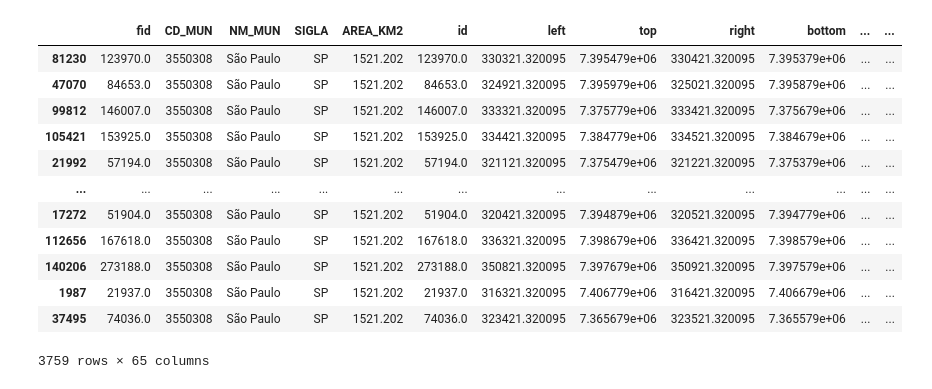
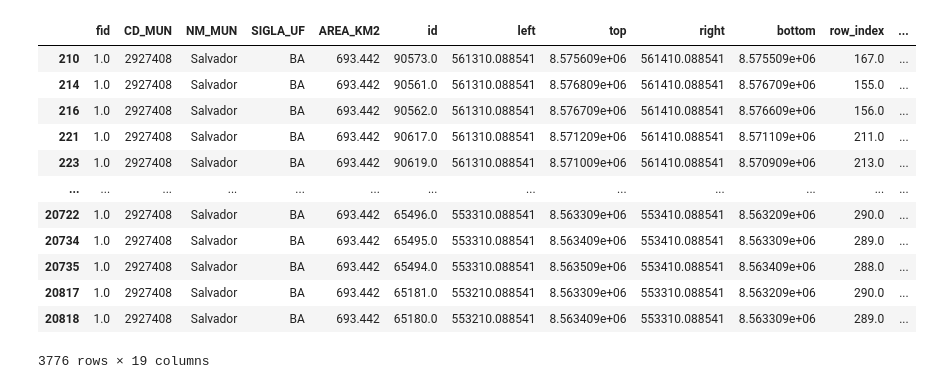
Before and after one commit to dev-jotape/cnn-slum-prediction, a Jupyter notebook: pre_processing/1-create_stratified_sample.ipynb, the cells around one changed output. Drawn from its saved outputs; the diff is of its cells as text; code cells hidden in the pictures.

```diff
--- a/pre_processing/1-create_stratified_sample.ipynb
+++ b/pre_processing/1-create_stratified_sample.ipynb
@@ -44,18 +34,23 @@ deprived_sample_data = grid[(grid['deprived_a'] / 100) > 60]
+# %%
+deprived_sample_data
+# %% [output]
+|  | fid | CD_MUN | NM_MUN | SIGLA_UF | AREA_KM2 | id | left | top | right | bottom | row_index | ... |
+| 210 | 1.0 | 2927408 | Salvador | BA | 693.442 | 90573.0 | 561310.088541 | 8.575609e+06 | 561410.088541 | 8.575509e+06 | 167.0 | ... |
+| 214 | 1.0 | 2927408 | Salvador | BA | 693.442 | 90561.0 | 561310.088541 | 8.576809e+06 | 561410.088541 | 8.576709e+06 | 155.0 | ... |
+| 216 | 1.0 | 2927408 | Salvador | BA | 693.442 | 90562.0 | 561310.088541 | 8.576709e+06 | 561410.088541 | 8.576609e+06 | 156.0 | ... |
+| 221 | 1.0 | 2927408 | Salvador | BA | 693.442 | 90617.0 | 561310.088541 | 8.571209e+06 | 561410.088541 | 8.571109e+06 | 211.0 | ... |
+| 223 | 1.0 | 2927408 | Salvador | BA | 693.442 | 90619.0 | 561310.088541 | 8.571009e+06 | 561410.088541 | 8.570909e+06 | 213.0 | ... |
+| ... | ... | ... | ... | ... | ... | ... | ... | ... | ... | ... | ... | ... |
+| 20722 | 1.0 | 2927408 | Salvador | BA | 693.442 | 65496.0 | 553310.088541 | 8.563309e+06 | 553410.088541 | 8.563209e+06 | 290.0 | ... |
+| 20734 | 1.0 | 2927408 | Salvador | BA | 693.442 | 65495.0 | 553310.088541 | 8.563409e+06 | 553410.088541 | 8.563309e+06 | 289.0 | ... |
+| 20735 | 1.0 | 2927408 | Salvador | BA | 693.442 | 65494.0 | 553310.088541 | 8.563509e+06 | 553410.088541 | 8.563409e+06 | 288.0 | ... |
+| 20817 | 1.0 | 2927408 | Salvador | BA | 693.442 | 65181.0 | 553210.088541 | 8.563309e+06 | 553310.088541 | 8.563209e+06 | 290.0 | ... |
+| 20818 | 1.0 | 2927408 | Salvador | BA | 693.442 | 65180.0 | 553210.088541 | 8.563409e+06 | 553310.088541 | 8.563309e+06 | 289.0 | ... |
+3776 rows × 19 columns
 # %%
-non_deprived_sampled_data, _ = train_test_split(non_deprived, train_size=len(deprived_sample_data), random_state=42)
-non_deprived_sampled_data
+# non_deprived_sampled_data, _ = train_test_split(non_deprived, train_size=len(deprived_sample_data), random_state=42)
+# non_deprived_sampled_data
+
+non_deprived_sampled_data, _ = train_test_split(non_deprived, train_size=1500, random_state=42)
+deprived_sampled_data, _ = train_test_split(deprived_sample_data, train_size=1500, random_state=42)
-# %% [output]
-|  | fid | CD_MUN | NM_MUN | SIGLA | AREA_KM2 | id | left | top | right | bottom | ... | ... |
-| 81230 | 123970.0 | 3550308 | São Paulo | SP | 1521.202 | 123970.0 | 330321.320095 | 7.395479e+06 | 330421.320095 | 7.395379e+06 | ... | ... |
-| 47070 | 84653.0 | 3550308 | São Paulo | SP | 1521.202 | 84653.0 | 324921.320095 | 7.395979e+06 | 325021.320095 | 7.395879e+06 | ... | ... |
-| 99812 | 146007.0 | 3550308 | São Paulo | SP | 1521.202 | 146007.0 | 333321.320095 | 7.375779e+06 | 333421.320095 | 7.375679e+06 | ... | ... |
-| 105421 | 153925.0 | 3550308 | São Paulo | SP | 1521.202 | 153925.0 | 334421.320095 | 7.384779e+06 | 334521.320095 | 7.384679e+06 | ... | ... |
-| 21992 | 57194.0 | 3550308 | São Paulo | SP | 1521.202 | 57194.0 | 321121.320095 | 7.375479e+06 | 321221.320095 | 7.375379e+06 | ... | ... |
-| ... | ... | ... | ... | ... | ... | ... | ... | ... | ... | ... | ... | ... |
-| 17272 | 51904.0 | 3550308 | São Paulo | SP | 1521.202 | 51904.0 | 320421.320095 | 7.394879e+06 | 320521.320095 | 7.394779e+06 | ... | ... |
-| 112656 | 167618.0 | 3550308 | São Paulo | SP | 1521.202 | 167618.0 | 336321.320095 | 7.398679e+06 | 336421.320095 | 7.398579e+06 | ... | ... |
-| 140206 | 273188.0 | 3550308 | São Paulo | SP | 1521.202 | 273188.0 | 350821.320095 | 7.397679e+06 | 350921.320095 | 7.397579e+06 | ... | ... |
-| 1987 | 21937.0 | 3550308 | São Paulo | SP | 1521.202 | 21937.0 | 316321.320095 | 7.406779e+06 | 316421.320095 | 7.406679e+06 | ... | ... |
-| 37495 | 74036.0 | 3550308 | São Paulo | SP | 1521.202 | 74036.0 | 323421.320095 | 7.365679e+06 | 323521.320095 | 7.365579e+06 | ... | ... |
-3759 rows × 65 columns
 # %%
```
Also changed, not shown: parts of 5 cells of this notebook, 20 other files.
